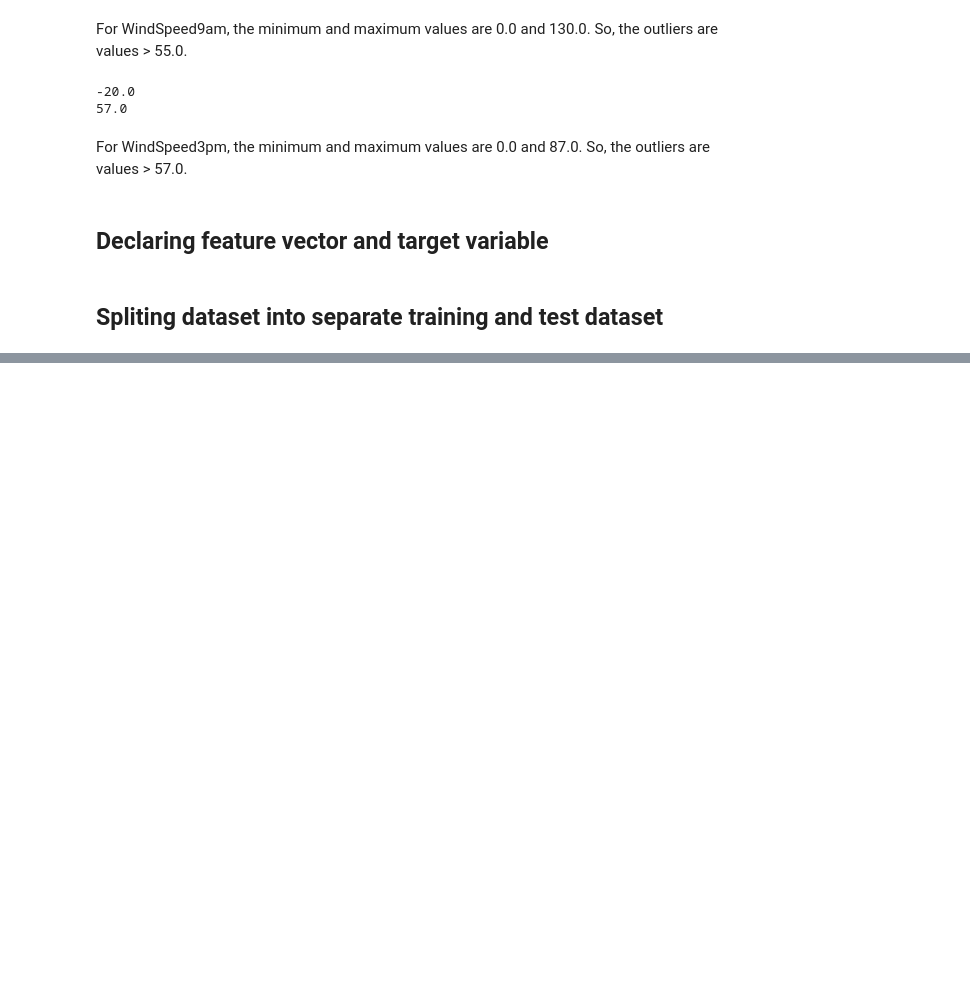
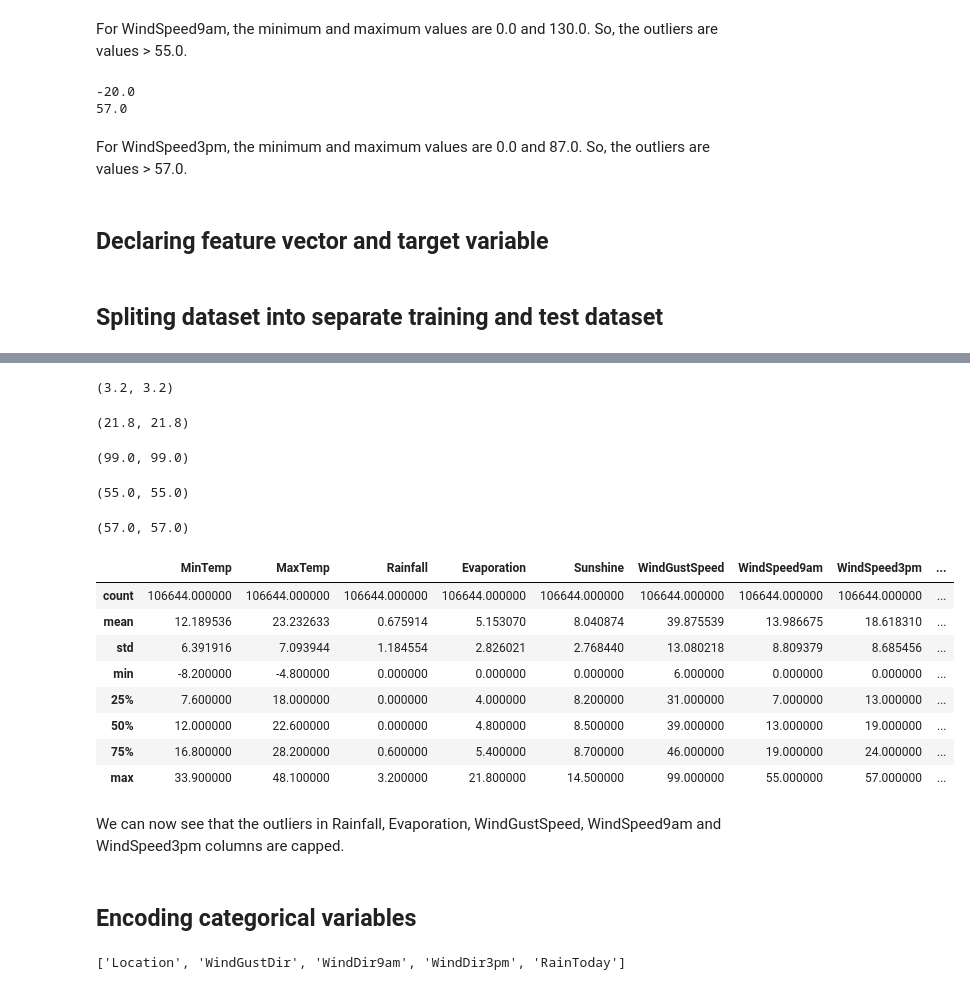
Before and after one commit to PoojaDeswal94/Rain_Prediction_Logistic_Regression, a Jupyter notebook: Rain Prediction.ipynb, the cells around one changed output, grey strips where cells are left out. Cells and saved outputs as stored; diff of their text form; code cells hidden in the pictures; blank space fills up the shorter version.

```diff
--- a/Rain Prediction.ipynb
+++ b/Rain Prediction.ipynb
@@ -842,0 +877,5 @@ x_train, x_test, y_train, y_test = train_test_split(x, y, test_size = 0.25, rand
+# %%
+# displaying numerical variables
+
+num_new = [i for i in x_train.columns if x_train[i].dtypes != 'O']
+num_new
@@ -842,0 +1116,40 @@ x_train, x_test, y_train, y_test = train_test_split(x, y, test_size = 0.25, rand
+# %%
+x_train.Rainfall.max(), x_test.Rainfall.max()
+# %% [output]
+(3.2, 3.2)
+# %%
+x_train.Evaporation.max(), x_test.Evaporation.max()
+# %% [output]
+(21.8, 21.8)
+# %%
+x_train.WindGustSpeed.max(), x_test.WindGustSpeed.max()
+# %% [output]
+(99.0, 99.0)
+# %%
+x_train.WindSpeed9am.max(), x_test.WindSpeed9am.max()
+# %% [output]
+(55.0, 55.0)
+# %%
+x_train.WindSpeed3pm.max(), x_test.WindSpeed3pm.max()
+# %% [output]
+(57.0, 57.0)
+# %%
+x_train[num_new].describe()
+# %% [output]
+|  | MinTemp | MaxTemp | Rainfall | Evaporation | Sunshine | WindGustSpeed | WindSpeed9am | WindSpeed3pm | ... |
+| count | 106644.000000 | 106644.000000 | 106644.000000 | 106644.000000 | 106644.000000 | 106644.000000 | 106644.000000 | 106644.000000 | ... |
+| mean | 12.189536 | 23.232633 | 0.675914 | 5.153070 | 8.040874 | 39.875539 | 13.986675 | 18.618310 | ... |
+| std | 6.391916 | 7.093944 | 1.184554 | 2.826021 | 2.768440 | 13.080218 | 8.809379 | 8.685456 | ... |
+| min | -8.200000 | -4.800000 | 0.000000 | 0.000000 | 0.000000 | 6.000000 | 0.000000 | 0.000000 | ... |
+| 25% | 7.600000 | 18.000000 | 0.000000 | 4.000000 | 8.200000 | 31.000000 | 7.000000 | 13.000000 | ... |
+| 50% | 12.000000 | 22.600000 | 0.000000 | 4.800000 | 8.500000 | 39.000000 | 13.000000 | 19.000000 | ... |
+| 75% | 16.800000 | 28.200000 | 0.600000 | 5.400000 | 8.700000 | 46.000000 | 19.000000 | 24.000000 | ... |
+| max | 33.900000 | 48.100000 | 3.200000 | 21.800000 | 14.500000 | 99.000000 | 55.000000 | 57.000000 | ... |
+# %% [markdown]
+We can now see that the outliers in Rainfall, Evaporation, WindGustSpeed, WindSpeed9am and WindSpeed3pm columns are capped.
+# %% [markdown]
+## Encoding categorical variables
+# %%
+cat_new
+# %% [output]
+['Location', 'WindGustDir', 'WindDir9am', 'WindDir3pm', 'RainToday']
```
Also changed, not shown: parts of 102 cells of this notebook.
